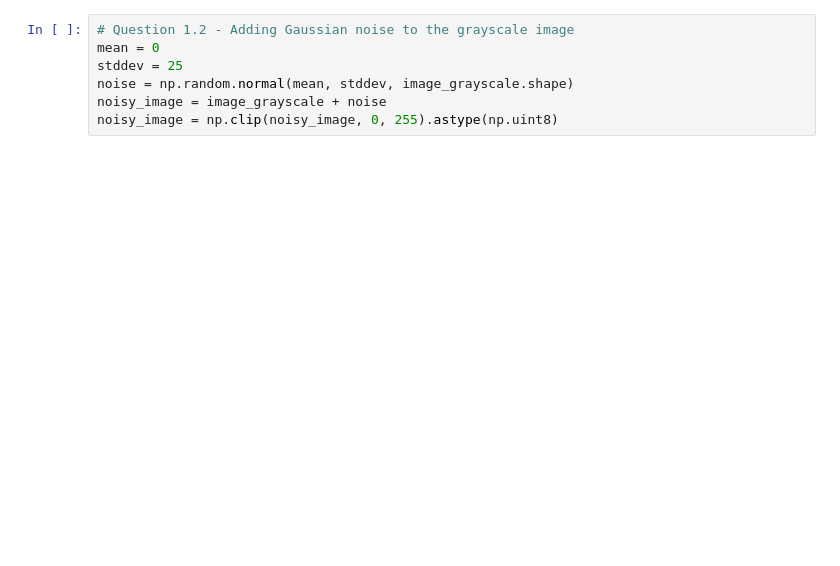
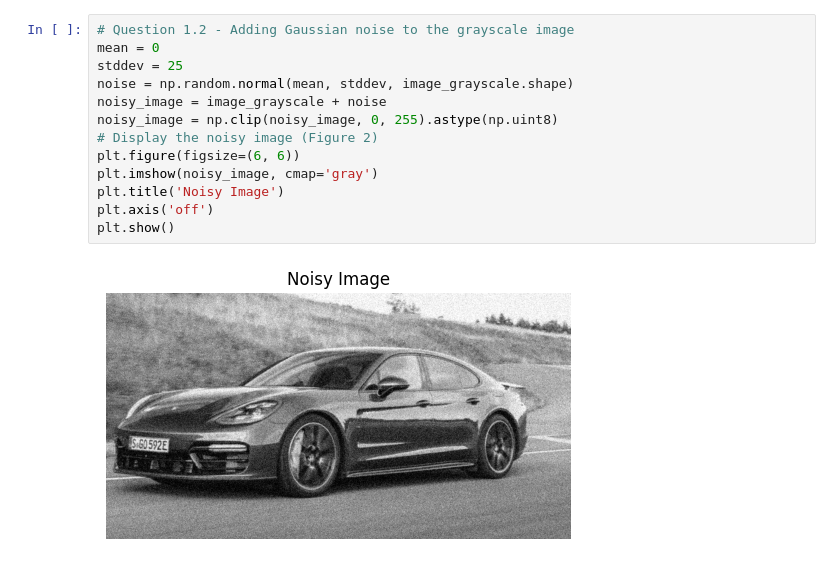
Before and after one commit to SCHAB2210/Assignments_MAS512, a Jupyter notebook: Q1/q1.ipynb, the cells around one changed output. Saved outputs shown, nothing was run; the diff lists cells and outputs as text; blank space fills up the shorter version.

```diff
--- a/Q1/q1.ipynb
+++ b/Q1/q1.ipynb
@@ -26,10 +25,18 @@ plt.show()
 # %%
 # Question 1.2 - Adding Gaussian noise to the grayscale image
 mean = 0
 stddev = 25
 noise = np.random.normal(mean, stddev, image_grayscale.shape)
 noisy_image = image_grayscale + noise
 noisy_image = np.clip(noisy_image, 0, 255).astype(np.uint8)
+# Display the noisy image (Figure 2)
+plt.figure(figsize=(6, 6))
+plt.imshow(noisy_image, cmap='gray')
+plt.title('Noisy Image')
+plt.axis('off')
+plt.show()
+# %% [output]
+[figure, added]
 # %%
 # Question 1.3 & 1.4: Noise removal using standard (Gaussian Blur) and custom kernel methods
 def custom_kernel_blur(image, kernel_size):
```
Also changed, not shown: parts of 5 cells of this notebook, 9 other files.
